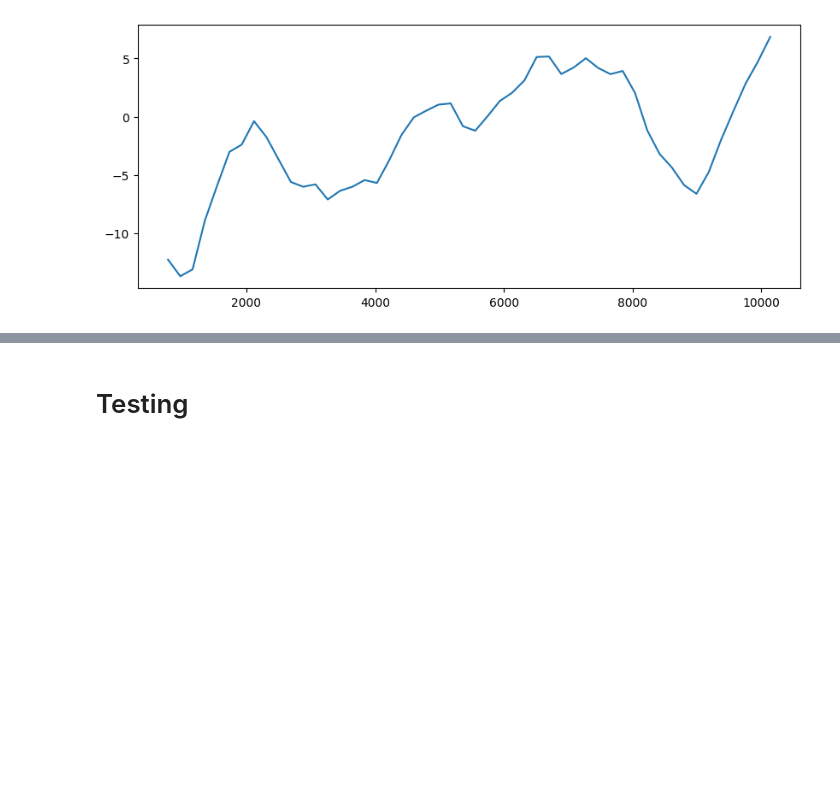
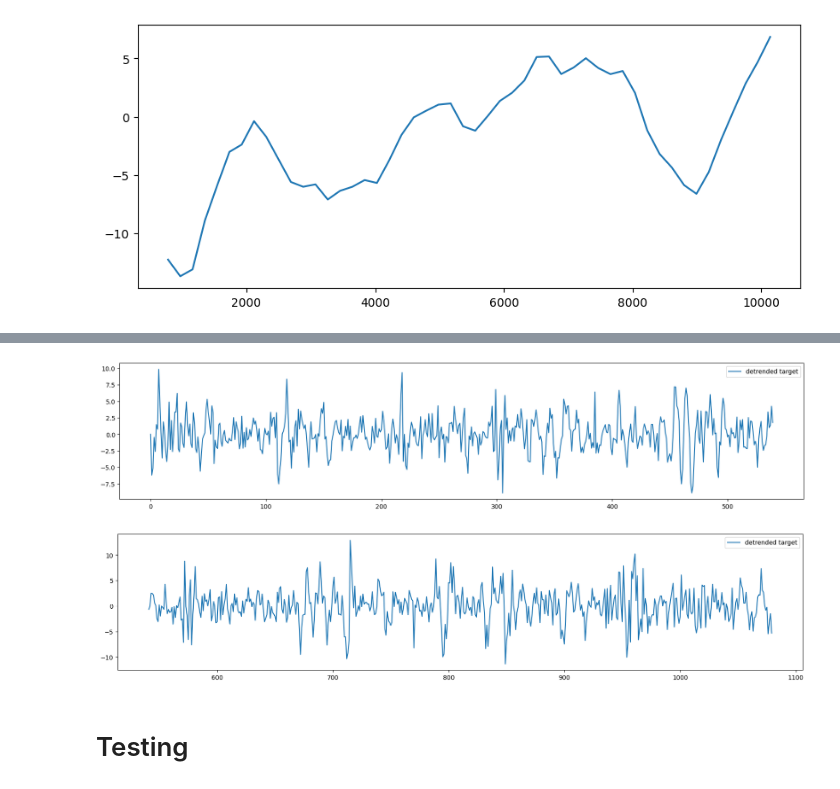
Before and after one commit to UNT-CSCE-Projects/US_stock_market_prediction, a Jupyter notebook: Optiver_Trading_at_the_close.ipynb, the cells around one changed output, grey strips where cells are left out. Cells and saved outputs as stored; diff of their text form; code cells hidden in the pictures; blank space fills up the shorter version.

```diff
--- a/Optiver_Trading_at_the_close.ipynb
+++ b/Optiver_Trading_at_the_close.ipynb
@@ -119,3 +155,21 @@ plt.show()
+# %%
+x= train['time_id']
+#y1 = train['target']
+y2 = detrended_target
+
+plt.figure(figsize=(20,4))
+#plt.plot(x[0:540], y1[0:540], label='target value')
+plt.plot(x[0:540],y2[0:540], label='detrended target')
+plt.legend()
+plt.show()
+
+plt.figure(figsize=(20,4))
+plt.plot(x[541:1080],y2[541:1080], label='detrended target')
+plt.legend()
+plt.show()
+# %% [output]
+[figure, added]
+[figure, added]
 # %% [markdown]
 # Testing
 # %%
```
Also changed, not shown: parts of 13 cells of this notebook.
